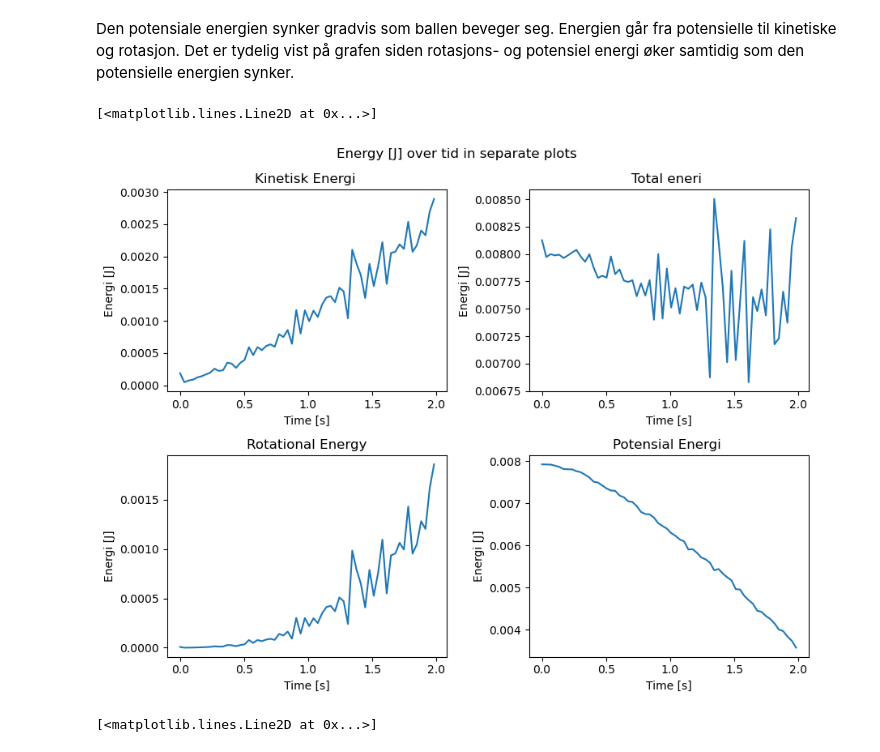
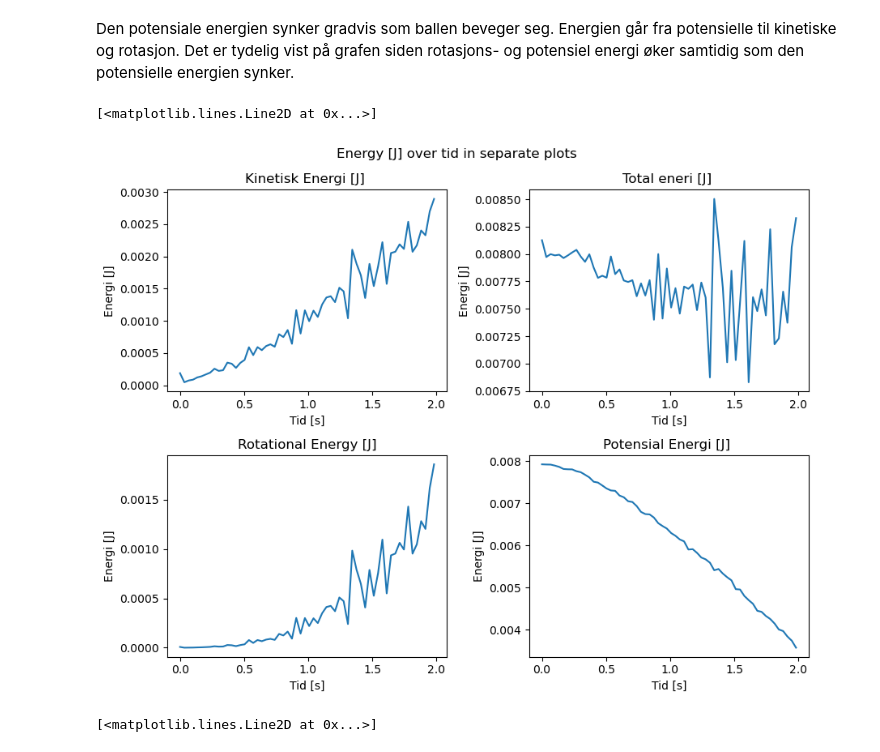
Before and after one commit to Senja20/fys129Del2, a Jupyter notebook: Del 2 fys129.ipynb, the cells around one changed output. Drawn from its saved outputs; the diff is of its cells as text; code cells hidden in the pictures.

```diff
--- a/Del 2 fys129.ipynb
+++ b/Del 2 fys129.ipynb
@@ -219,35 +220,35 @@ Den potensiale energien synker gradvis som ballen beveger seg. Energien går fra
 # %%
 # Plotter potensial og kinetisk energi i separate subplotter
 # Når er det mulig å se at kinetisk energi endrer seg
 plt.rcdefaults() # decorative function
 
 fig, axs = plt.subplots(2, 2, figsize=(9, 7), tight_layout=True)
 fig.suptitle('Energy [J] over tid in separate plots')
 
 # plotter kinetisk energi
-axs[0][0].set_title("Kinetisk Energi ")
-axs[0][0].set_xlabel("Time [s]")
+axs[0][0].set_title("Kinetisk Energi [J] ")
+axs[0][0].set_xlabel("Tid [s]")
 axs[0][0].set_ylabel("Energi [J]")
 axs[0][0].plot(time, KineticE)
 
 # plotter kinetisk energi
-axs[1][0].set_title("Rotational Energy")
-axs[1][0].set_xlabel("Time [s]")
+axs[1][0].set_title("Rotational Energy [J]")
+axs[1][0].set_xlabel("Tid [s]")
 axs[1][0].set_ylabel("Energi [J]")
 axs[1][0].plot(time, rotationalE)
 
 # plotter potensial energi
-axs[1][1].set_title("Potensial Energi ")
-axs[1][1].set_xlabel("Time [s]")
+axs[1][1].set_title("Potensial Energi [J] ")
+axs[1][1].set_xlabel("Tid [s]")
 axs[1][1].set_ylabel("Energi [J]")
 axs[1][1].plot(time, PotentialE)
 
 # plotter potensial energi
-axs[0][1].set_title("Total eneri ")
-axs[0][1].set_xlabel("Time [s]")
+axs[0][1].set_title("Total eneri [J] ")
+axs[0][1].set_xlabel("Tid [s]")
 axs[0][1].set_ylabel("Energi [J]")
 axs[0][1].plot(time, TotalE)
 # %% [output]
 [<matplotlib.lines.Line2D at 0x...>]
-[figure, old version]
+[figure, new version]
 # %%
```
Also changed, not shown: parts of 6 cells of this notebook.
